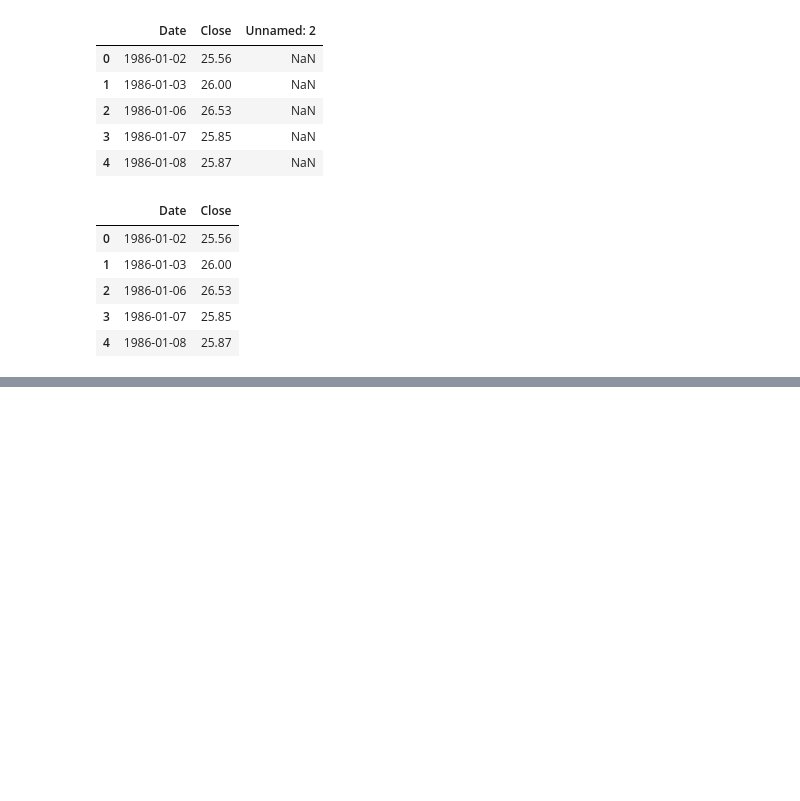
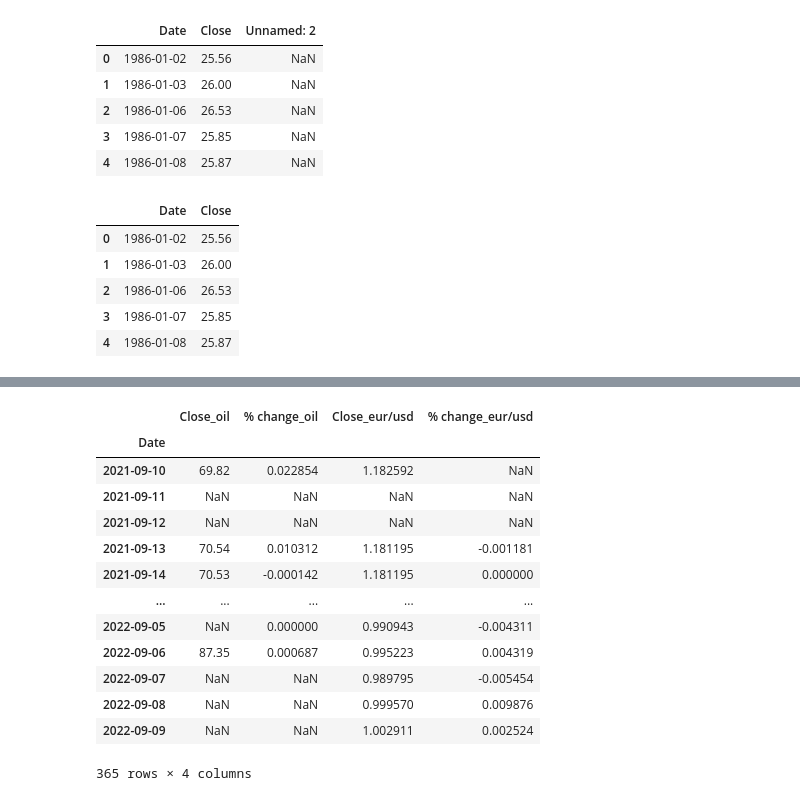
Before and after one commit to empeya/UCDPA_alistairempey, a Jupyter notebook: CIDAF - Alistair Empey.ipynb, the cells around one changed output, grey strips where cells are left out. Drawn from its saved outputs; the diff is of its cells as text; code cells hidden in the pictures; blank space fills up the shorter version.

Commit message:
Cleaned and merged datasets, computed correlations and plotted oil vs EUR/USD

```diff
--- a/CIDAF - Alistair Empey.ipynb
+++ b/CIDAF - Alistair Empey.ipynb
@@ -71,0 +82,2 @@ oil.head()
+# %%
+eurusd['Date'] = pd.to_datetime(eurusd['Date'])
@@ -71,0 +97,2 @@ oil.head()
+# %%
+df = pd.merge(oil, eurusd, how='outer', on='Date', suffixes=('_oil', '_eur/usd'))
@@ -71,0 +112,17 @@ oil.head()
+# %%
+df
+# %% [output]
+|  | Close_oil | % change_oil | Close_eur/usd | % change_eur/usd |
+| Date |  |  |  |  |
+| 2021-09-10 | 69.82 | 0.022854 | 1.182592 | NaN |
+| 2021-09-11 | NaN | NaN | NaN | NaN |
+| 2021-09-12 | NaN | NaN | NaN | NaN |
+| 2021-09-13 | 70.54 | 0.010312 | 1.181195 | -0.001181 |
+| 2021-09-14 | 70.53 | -0.000142 | 1.181195 | 0.000000 |
+| ... | ... | ... | ... | ... |
+| 2022-09-05 | NaN | 0.000000 | 0.990943 | -0.004311 |
+| 2022-09-06 | 87.35 | 0.000687 | 0.995223 | 0.004319 |
+| 2022-09-07 | NaN | NaN | 0.989795 | -0.005454 |
+| 2022-09-08 | NaN | NaN | 0.999570 | 0.009876 |
+| 2022-09-09 | NaN | NaN | 1.002911 | 0.002524 |
+365 rows × 4 columns
```
Also changed, not shown: parts of 20 cells of this notebook.
